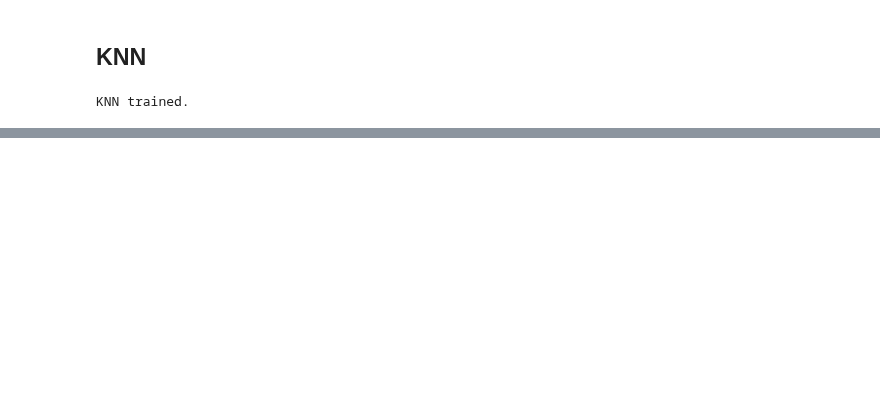
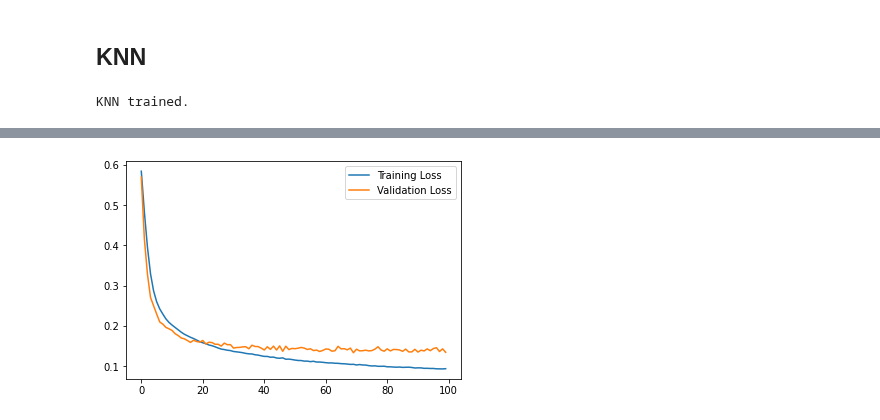
Before and after one commit to simonetome/Heartbeat-NSV-classification, a Jupyter notebook: autoencoder_resample.ipynb, the cells around one changed output, grey strips where cells are left out. Drawn from its saved outputs; the diff is of its cells as text; code cells hidden in the pictures; blank space fills up the shorter version.

```diff
--- a/autoencoder_resample.ipynb
+++ b/autoencoder_resample.ipynb
@@ -1015,0 +947,9 @@ plot_confusion_matrix(y_test, y_pred)
+# %%
+
+x_train,y_train = create_input(training_patches_df)
+x_valid,y_valid = create_input(validation_balanced_patches_df)
+x_test,y_test = create_input(validation_patches_df)
+
+x_train = encode_input(encoder,x_train)
+x_valid = encode_input(encoder,x_valid)
+x_test = encode_input(encoder,x_test)
@@ -1015,0 +1016,7 @@ plot_confusion_matrix(y_test, y_pred)
+# %%
+plt.plot(history.history["loss"], label="Training Loss")
+plt.plot(history.history["val_loss"], label="Validation Loss")
+plt.legend()
+plt.show()
+# %% [output]
+[figure, added]
```
Also changed, not shown: parts of 39 cells of this notebook.
